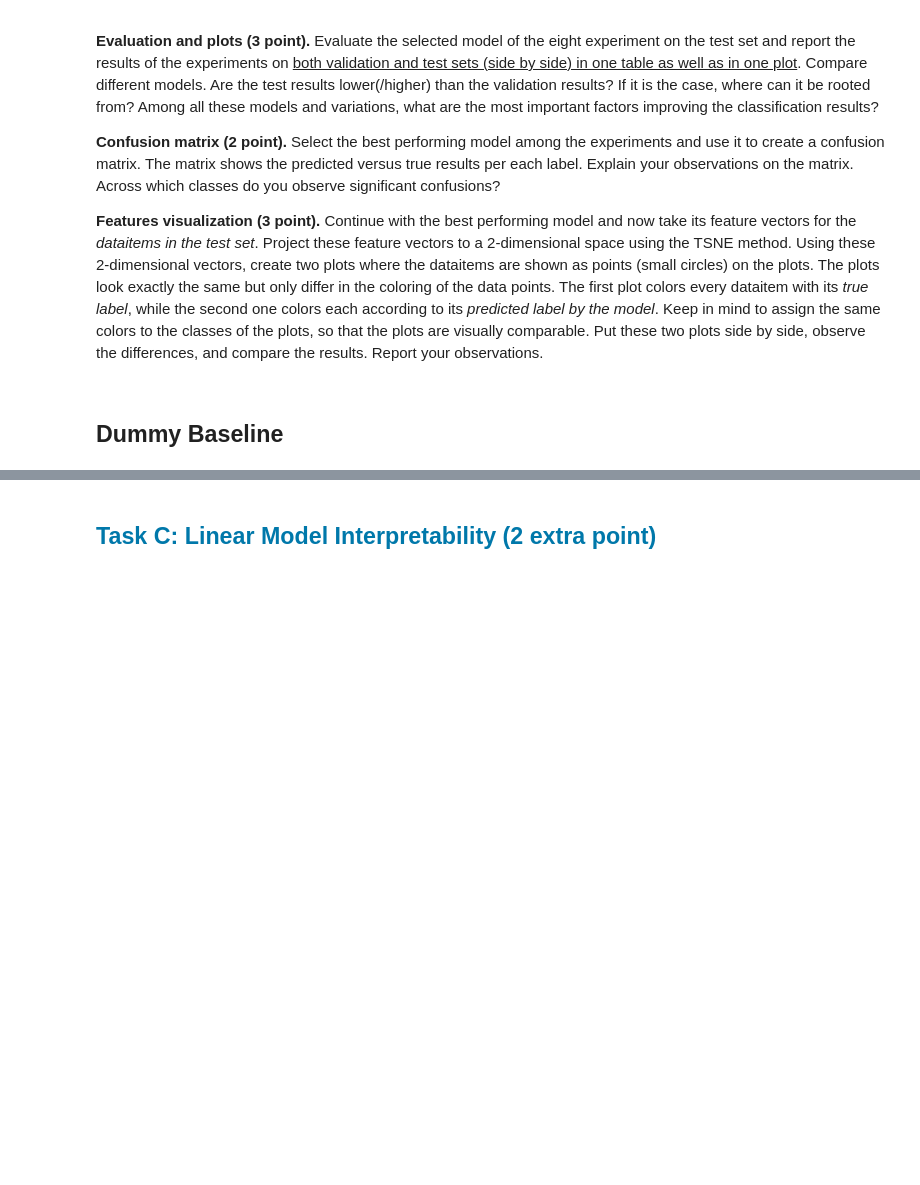
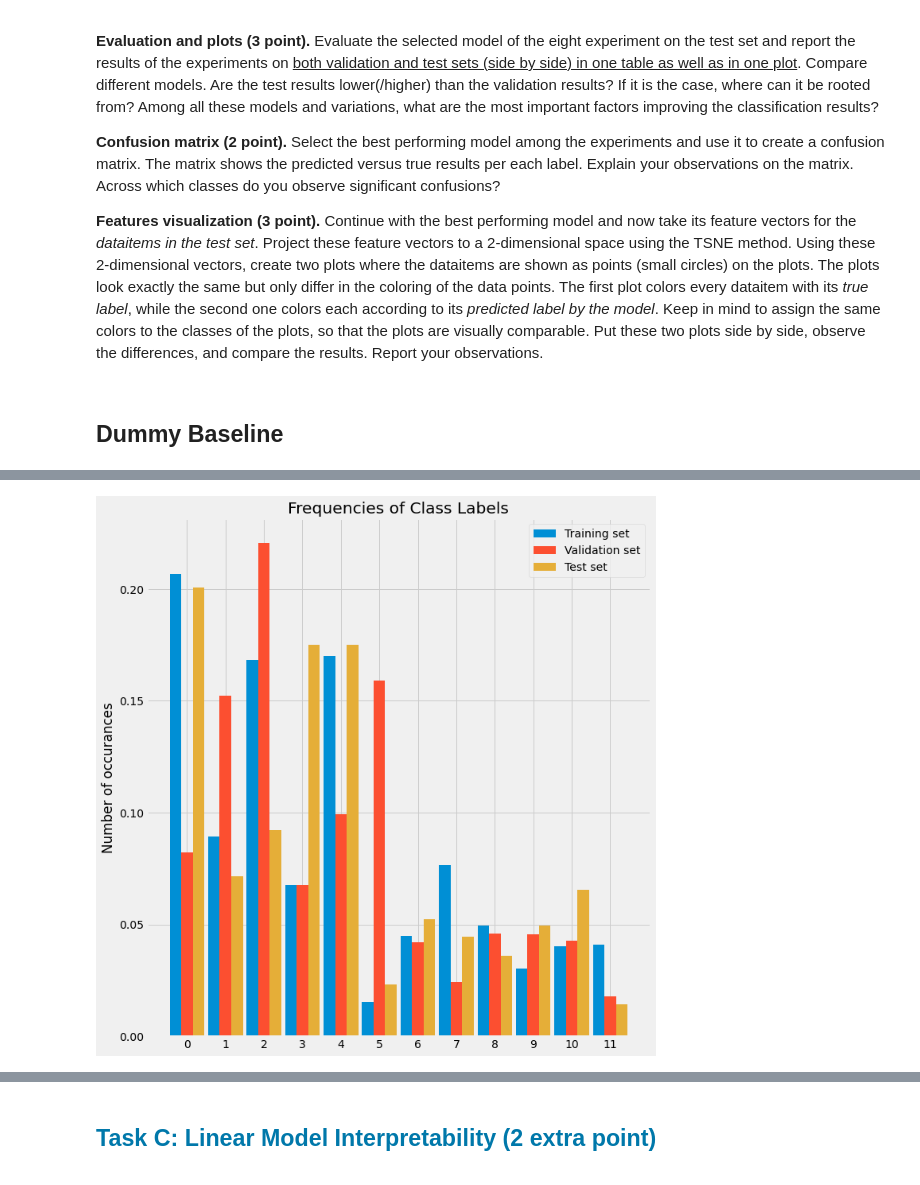
Before and after one commit to floxo115/nlp_assignment1, a Jupyter notebook: Assignment1.ipynb, the cells around one changed output, grey strips where cells are left out. Saved outputs shown, nothing was run; the diff lists cells and outputs as text; code cells hidden in the pictures; blank space fills up the shorter version.

```diff
--- a/Assignment1.ipynb
+++ b/Assignment1.ipynb
@@ -216,16 +206,23 @@ example from the training corpus before removing
  'full packag oper document medic')
 # %%
 if REDUCE_WORDS:
-    reduce_words(train_df, corpus_dict, threshold)
-    reduce_words(test_df, corpus_dict, threshold)
-    reduce_words(val_df, corpus_dict, threshold)
+
+    threshold = 150
+    train_df = clean_text_corpus(train_df, \
+                                 full_corpus_dictionary, \
+                                 threshold=threshold)
+    test_df = clean_text_corpus(test_df, \
+                                full_corpus_dictionary, \
+                                threshold=threshold)
+    val_df = clean_text_corpus(val_df, \
+                               full_corpus_dictionary, \
+                               threshold=threshold)
 
     with open("train_df_reduced.pkl", "wb") as f:
         f.write(dill.dumps(train_df))
     with open("test_df_reduced.pkl", "wb") as f:
         f.write(dill.dumps(test_df))
     with open("val_df_reduced.pkl", "wb") as f:
-
         f.write(dill.dumps(val_df))
 
 else:
@@ -352,0 +529,27 @@ dummy_baseline(234)
+# %%
+train_freq = FreqDist(dict_feature_sets['lables']['train'])
+val_freq = FreqDist(dict_feature_sets['lables']['val'])
+test_freq = FreqDist(dict_feature_sets['lables']['test'])
+
+x = np.arange(len(train_freq))  # the label locations
+width = 0.3# the width of the bars
+
+fig, ax = plt.subplots()
+rects1 = ax.bar(x - width, np.array(list(train_freq.values()))/len(dict_feature_sets['lables']['train']),
+                width, label='Training set')
+rects2 = ax.bar(x, np.array(list(val_freq.values()))/len(dict_feature_sets['lables']['val']),
+                width, label='Validation set')
+rects2 = ax.bar(x + width, np.array(list(test_freq.values()))/len(dict_feature_sets['lables']['test']),
+                width, label='Test set')
+
+# Add some text for labels, title and custom x-axis tick labels, etc.
+ax.set_ylabel('Number of occurances')
+ax.set_title('Frequencies of Class Labels')
+ax.set_xticks(x)
+ax.legend()
+
+fig.tight_layout()
+
+plt.show()
+# %% [output]
+[figure, added]
```
Also changed, not shown: parts of 45 cells of this notebook, 1 other file.
